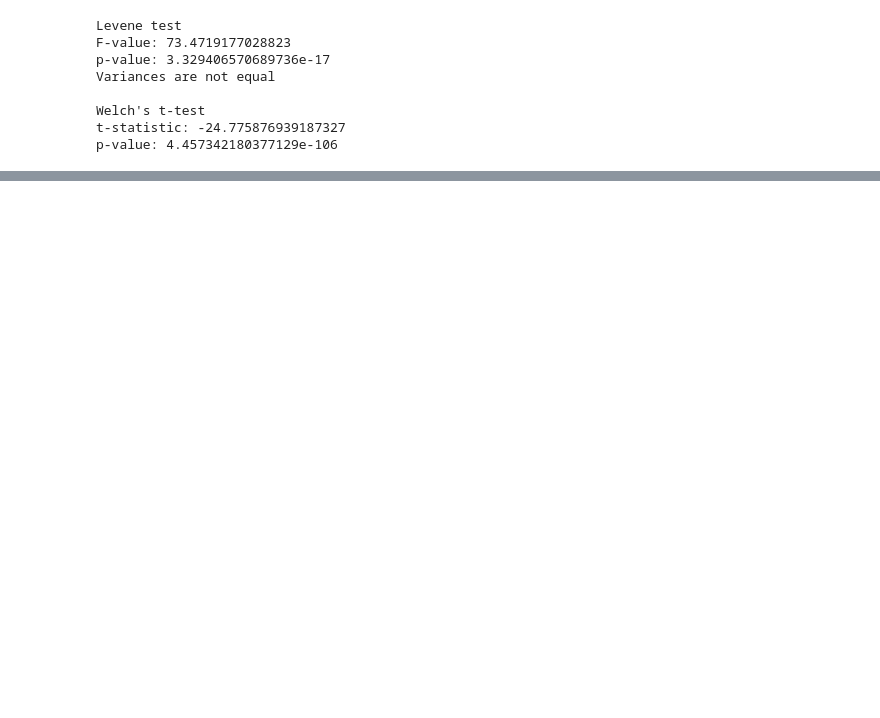
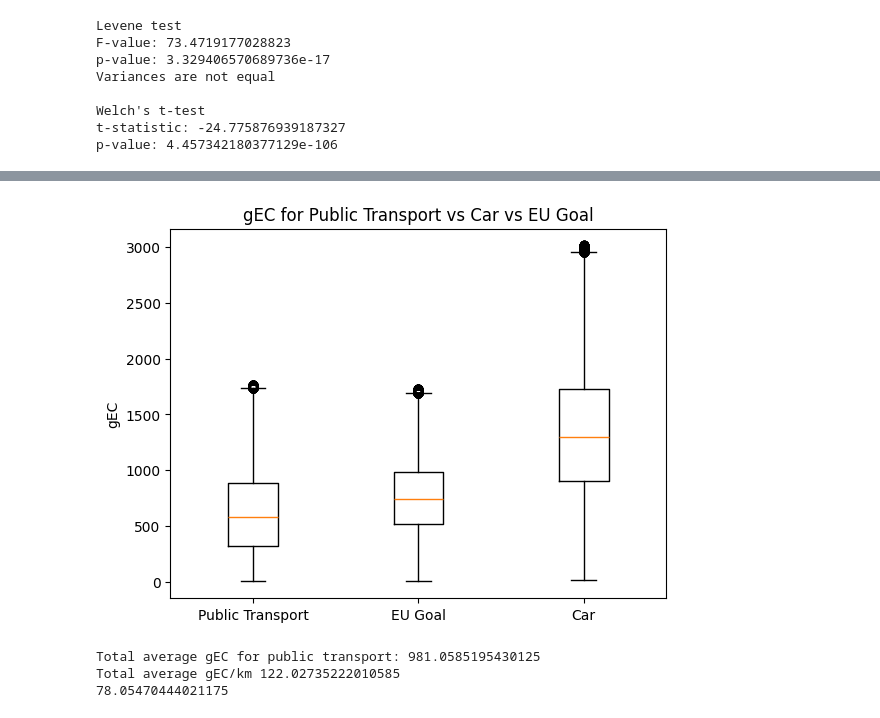
Before and after one commit to AldenCutler/LyonE24, a Jupyter notebook: stats-graphs/gec.ipynb, the cells around one changed output, grey strips where cells are left out. Saved outputs shown, nothing was run; the diff lists cells and outputs as text; code cells hidden in the pictures; blank space fills up the shorter version.

```diff
--- a/stats-graphs/gec.ipynb
+++ b/stats-graphs/gec.ipynb
@@ -320,0 +401,19 @@ p-value: 4.457342180377129e-106
+# %%
+# boxplot of public transport vs car vs eu goal
+plt.boxplot([df['gec'], df['gec_goal'], df['gec_car']], labels=['Public Transport', 'EU Goal', 'Car'])
+plt.ylabel('gEC')
+plt.title('gEC for Public Transport vs Car vs EU Goal')
+plt.savefig('out/gec/gEC_per_km_for_public_transport_vs_car_vs_eu_goal.png')
+plt.show()
+# %% [output]
+[figure, added]
+# %%
+# total average gEC between public transport and car
+total = (df['gec'].sum() + df['gec_car'].sum()) / (len(df) * 2)
+print('Total average gEC for public transport:', total)
+print('Total average gEC/km', total/df['distance'].mean())
+print(df['gec'].mean()/df['distance'].mean())
+# %% [output]
+Total average gEC for public transport: 981.0585195430125
+Total average gEC/km 122.02735222010585
+78.05470444021175
```
Also changed, not shown: parts of 9 cells of this notebook, 3 other files.
